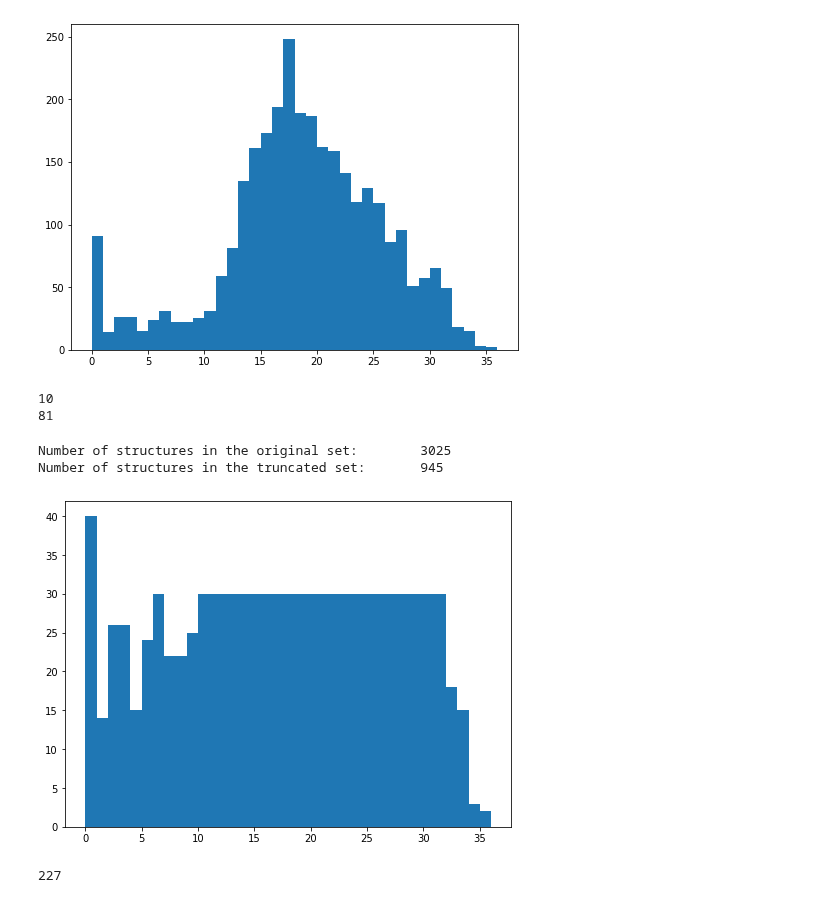
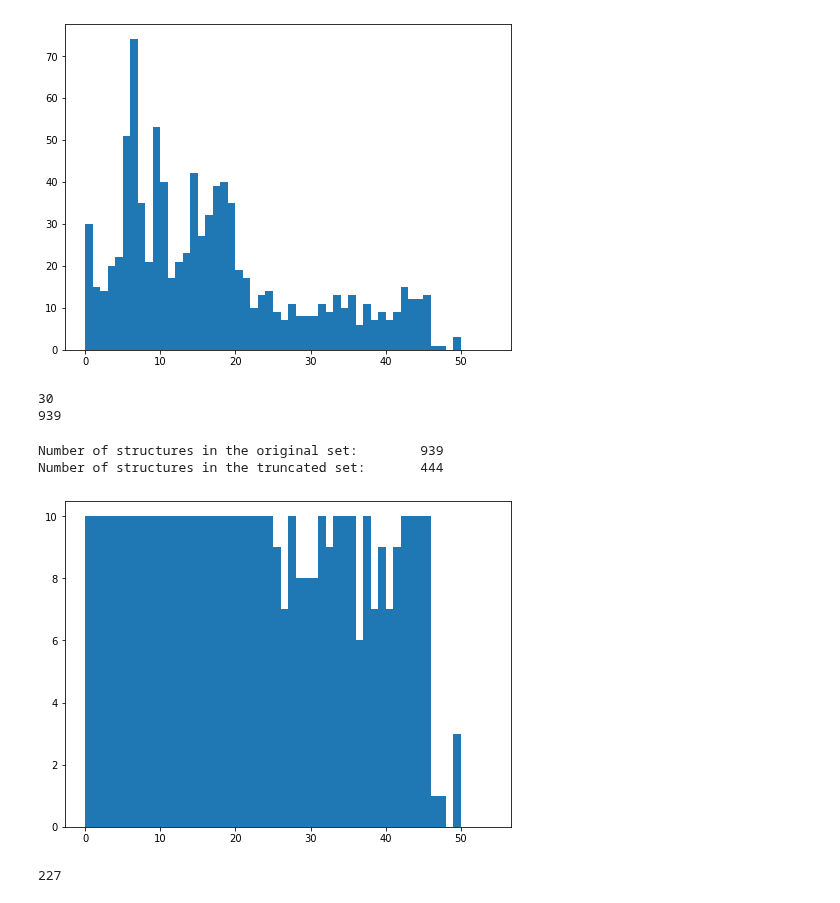
Before and after one commit to milang9/3d_classifier, a Jupyter notebook: notebooks/data_uniform.ipynb, the cells around one changed output. Saved outputs shown, nothing was run; the diff lists cells and outputs as text; code cells hidden in the pictures.

```diff
--- a/notebooks/data_uniform.ipynb
+++ b/notebooks/data_uniform.ipynb
@@ -1,41 +1,51 @@
 # %%
 import math
 import matplotlib.pyplot as plt
+import os
 
-file = "../data/train_rmsd_list.txt" #"/scr/risa/mgeyer/data/ares_compare/test_str_rmsd.txt"#
+reconstructed = os.listdir("/scr/risa/mgeyer/data/ares_compare/test_str_reconstr/")
+reconstructed = [a[:-13] for a in reconstructed]
+
+
+file = "/scr/risa/mgeyer/data/ares_compare/test_str_rmsd.txt"#"../data/train_rmsd_list.txt" #
 
 with open(file) as fh:
     rmsd_list = []
     bin_dict = {}
     rmsd_dict = {}
     for line in fh.readlines():
         name, rmsd = (line.rstrip()).split("\t")
-        rmsd = float(rmsd)
-        rmsd_list.append(rmsd)
-        ceil = math.ceil(rmsd)
-        rmsd_dict[name] = rmsd
-        if ceil not in bin_dict:
-            bin_dict[ceil] = [name]
-        else:
-            bin_dict[ceil].append(name)
+        if name in reconstructed:
+            rmsd = float(rmsd)
+            rmsd_list.append(rmsd)
+            ceil = math.ceil(rmsd)
+            rmsd_dict[name] = rmsd
+            if ceil not in bin_dict:
+                bin_dict[ceil] = [name]
+            else:
+                bin_dict[ceil].append(name)
 
 
 
 fig, axs = plt.subplots(figsize=(8, 6)) #layout='constrained',
 axs.hist(rmsd_list, bins = range(int(min(rmsd_list)), int(max(rmsd_list))+1, 1))
 plt.show()
 # %% [output]
-[figure, old version]
+[figure, new version]
 # %%
-print(len(bin_dict[0]))
+#print(len(bin_dict[0]))
 print(len(bin_dict[1]))
+length = 0
+for k, v in bin_dict.items():
+    length += len(v)
+print(length)
 # %% [output]
-10
-81
+30
+939
 # %%
 import random
 
-max_nr_bins = 30
+max_nr_bins = 10
 
 new_dict = {}
 rmsd_list_new = []
@@ -53,7 +63,7 @@ fig, axs = plt.subplots(figsize=(8, 6)) #layout='constrained',
 axs.hist(rmsd_list_new, bins = range(int(min(rmsd_list_new)), int(max(rmsd_list_new))+1, 1))
 plt.show()
 # %% [output]
-Number of structures in the original set:        3025
-Number of structures in the truncated set:       945
+Number of structures in the original set:        939
+Number of structures in the truncated set:       444
-[figure, old version]
+[figure, new version]
 # %%
```
Also changed, not shown: parts of 1 cell of this notebook, 4 other files.
